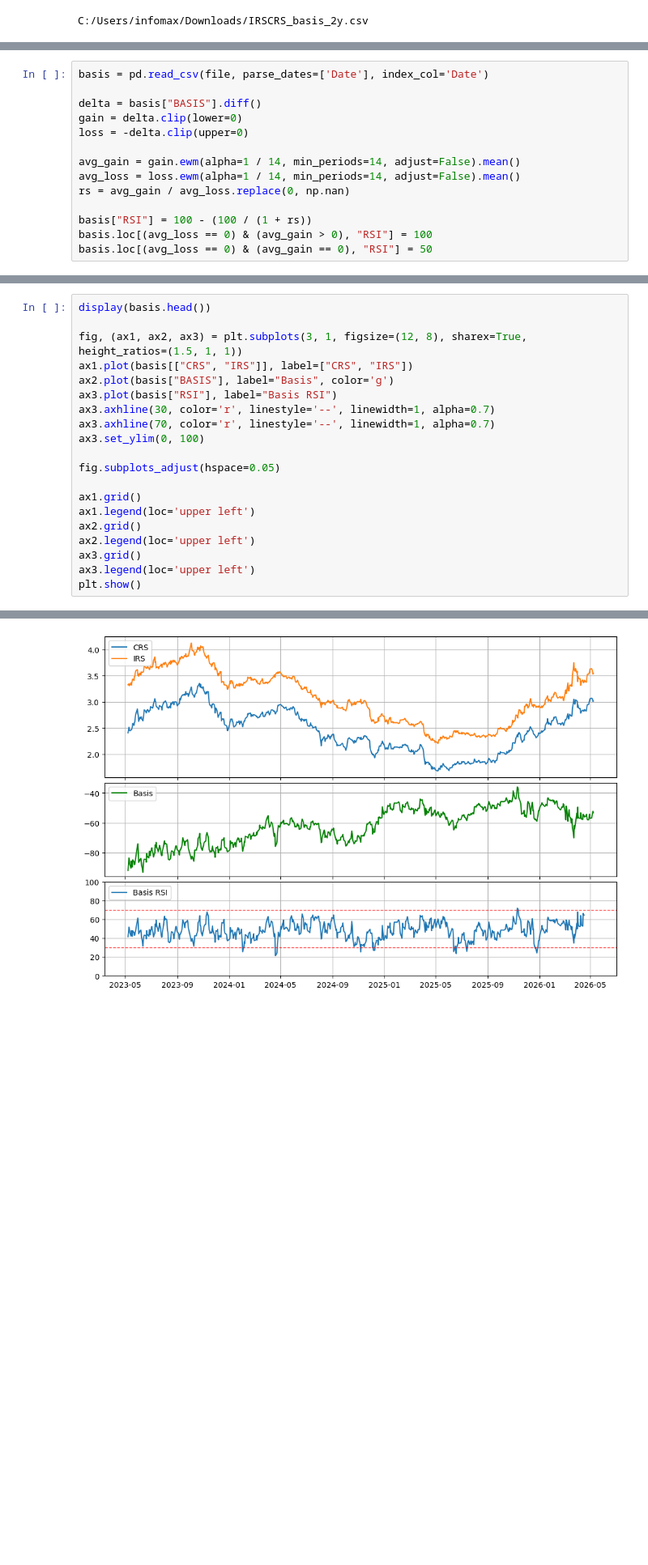
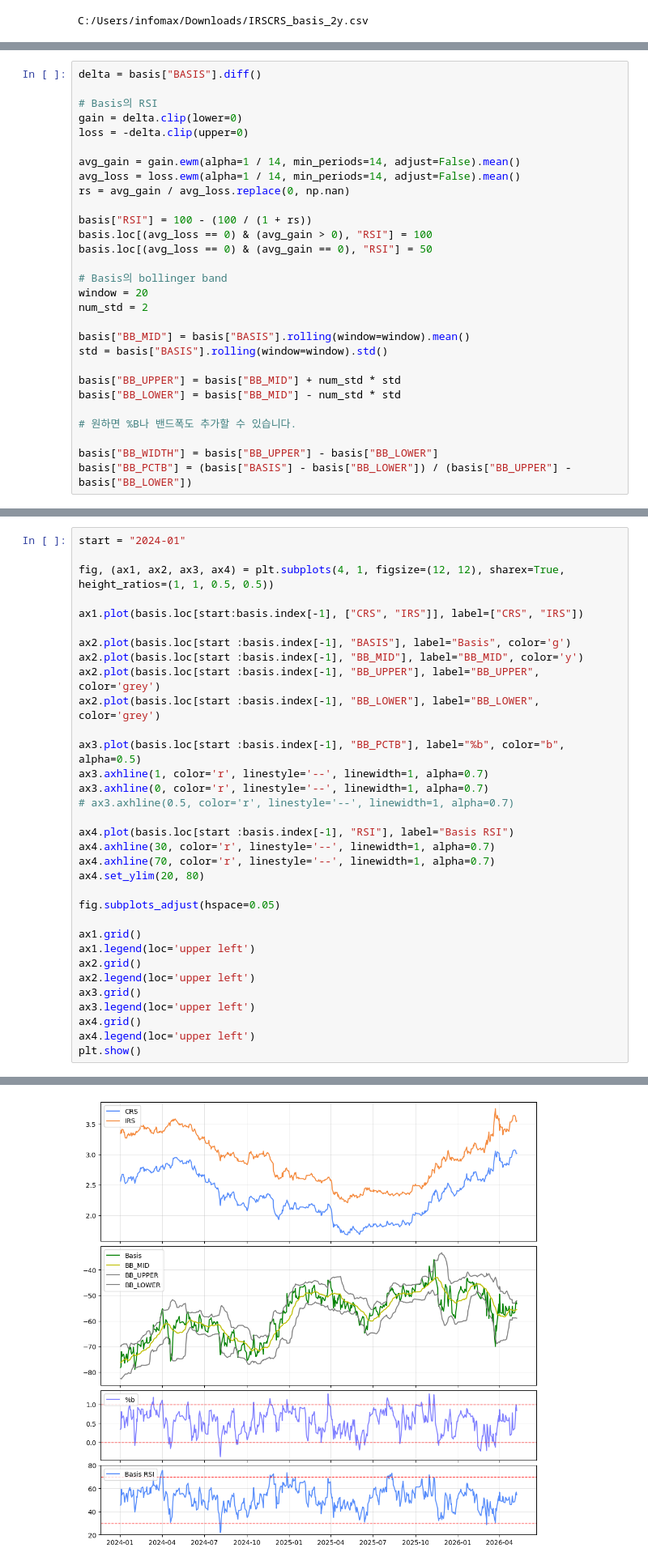
Before and after one commit to dkunyoon/dashboard, a Jupyter notebook: basis_analysis.ipynb, the cells around one changed output, grey strips where cells are left out. Shown at 81% size. Cells and saved outputs as stored; diff of their text form; blank space fills up the shorter version.

Commit message:
add basis bollinger bands

```diff
--- a/basis_analysis.ipynb
+++ b/basis_analysis.ipynb
@@ -14,7 +16,7 @@ C:/Users/infomax/Downloads/IRSCRS_basis_2y.csv
 # %%
-basis = pd.read_csv(file, parse_dates=['Date'], index_col='Date')
+delta = basis["BASIS"].diff()
 
-delta = basis["BASIS"].diff()
+# Basis의 RSI
 gain = delta.clip(lower=0)
 loss = -delta.clip(upper=0)
 
@@ -25,4 +27,19 @@ rs = avg_gain / avg_loss.replace(0, np.nan)
 basis["RSI"] = 100 - (100 / (1 + rs))
 basis.loc[(avg_loss == 0) & (avg_gain > 0), "RSI"] = 100
 basis.loc[(avg_loss == 0) & (avg_gain == 0), "RSI"] = 50
+
+# Basis의 bollinger band
+window = 20
+num_std = 2
+
+basis["BB_MID"] = basis["BASIS"].rolling(window=window).mean()
+std = basis["BASIS"].rolling(window=window).std()
+
+basis["BB_UPPER"] = basis["BB_MID"] + num_std * std
+basis["BB_LOWER"] = basis["BB_MID"] - num_std * std
+
+# 원하면 %B나 밴드폭도 추가할 수 있습니다.
+
+basis["BB_WIDTH"] = basis["BB_UPPER"] - basis["BB_LOWER"]
+basis["BB_PCTB"] = (basis["BASIS"] - basis["BB_LOWER"]) / (basis["BB_UPPER"] - basis["BB_LOWER"])
 # %%
@@ -38,13 +55,24 @@ basis.head()
 # %%
-display(basis.head())
+start = "2024-01"
 
-fig, (ax1, ax2, ax3) = plt.subplots(3, 1, figsize=(12, 8), sharex=True, height_ratios=(1.5, 1, 1))
-ax1.plot(basis[["CRS", "IRS"]], label=["CRS", "IRS"])
-ax2.plot(basis["BASIS"], label="Basis", color='g')
-ax3.plot(basis["RSI"], label="Basis RSI")
-ax3.axhline(30, color='r', linestyle='--', linewidth=1, alpha=0.7)
-ax3.axhline(70, color='r', linestyle='--', linewidth=1, alpha=0.7)
-ax3.set_ylim(0, 100)
+fig, (ax1, ax2, ax3, ax4) = plt.subplots(4, 1, figsize=(12, 12), sharex=True, height_ratios=(1, 1, 0.5, 0.5))
+
+ax1.plot(basis.loc[start:basis.index[-1], ["CRS", "IRS"]], label=["CRS", "IRS"])
+
+ax2.plot(basis.loc[start :basis.index[-1], "BASIS"], label="Basis", color='g')
+ax2.plot(basis.loc[start :basis.index[-1], "BB_MID"], label="BB_MID", color='y')
+ax2.plot(basis.loc[start :basis.index[-1], "BB_UPPER"], label="BB_UPPER", color='grey')
+ax2.plot(basis.loc[start :basis.index[-1], "BB_LOWER"], label="BB_LOWER", color='grey')
+
+ax3.plot(basis.loc[start :basis.index[-1], "BB_PCTB"], label="%b", color="b", alpha=0.5)
+ax3.axhline(1, color='r', linestyle='--', linewidth=1, alpha=0.7)
+ax3.axhline(0, color='r', linestyle='--', linewidth=1, alpha=0.7)
+# ax3.axhline(0.5, color='r', linestyle='--', linewidth=1, alpha=0.7)
+
+ax4.plot(basis.loc[start :basis.index[-1], "RSI"], label="Basis RSI")
+ax4.axhline(30, color='r', linestyle='--', linewidth=1, alpha=0.7)
+ax4.axhline(70, color='r', linestyle='--', linewidth=1, alpha=0.7)
+ax4.set_ylim(20, 80)
 
 fig.subplots_adjust(hspace=0.05)
 
@@ -54,5 +82,7 @@ ax2.grid()
 ax2.legend(loc='upper left')
 ax3.grid()
 ax3.legend(loc='upper left')
+ax4.grid()
+ax4.legend(loc='upper left')
 plt.show()
 # %% [output]
@@ -66,4 +89,4 @@ plt.show()
-[figure, old version]
+[figure, new version]
 # %%
 basis
 # %% [output]
```
Also changed, not shown: parts of 3 cells of this notebook, 1 other file.
